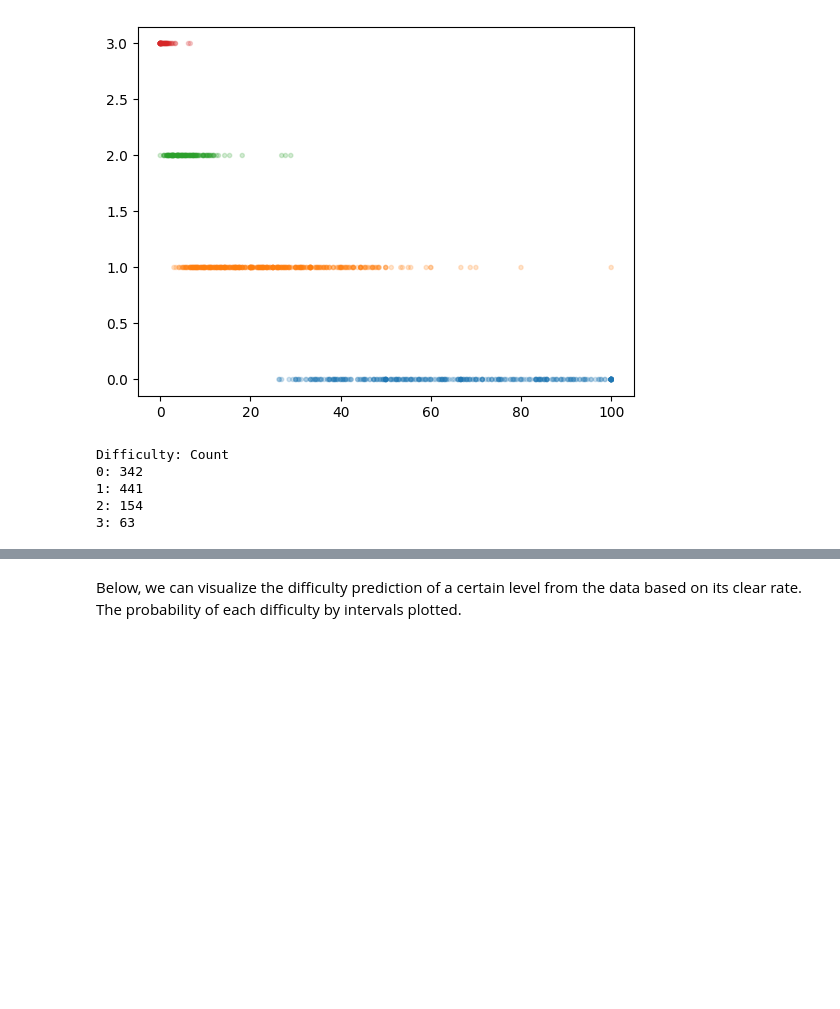
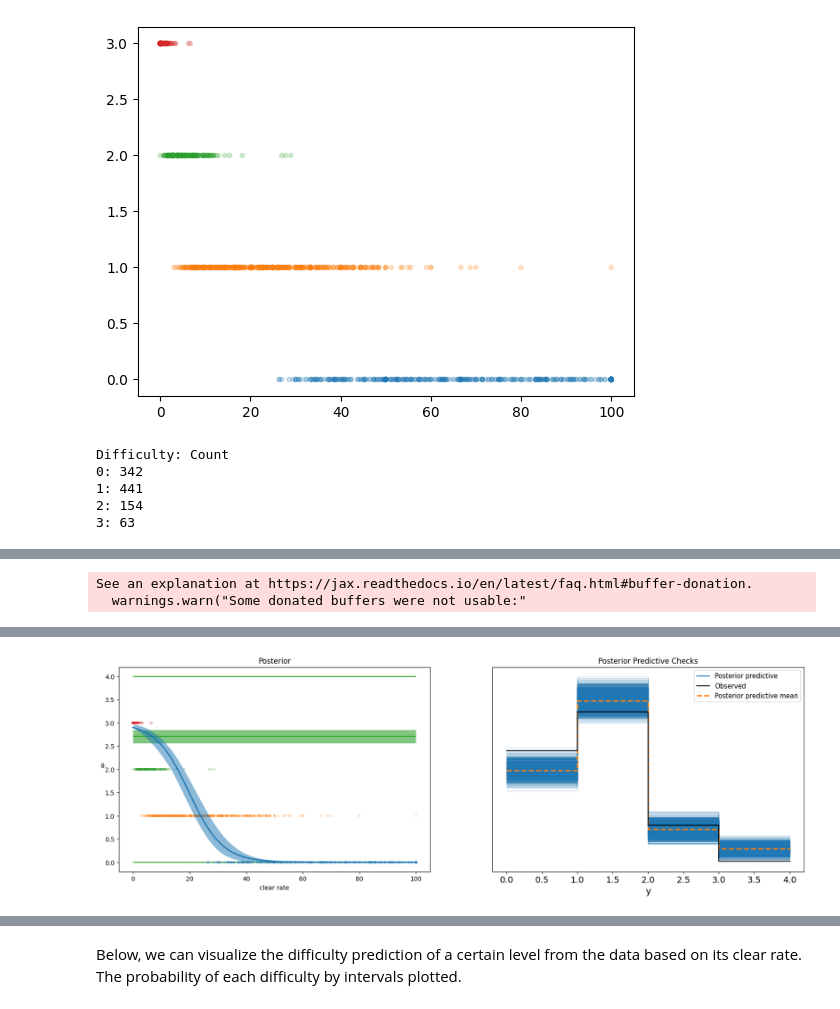
Before and after one commit to jacksone1/DataSci, a Jupyter notebook: DataSciUnit5Project.ipynb, the cells around one changed output, grey strips where cells are left out. Saved outputs shown, nothing was run; the diff lists cells and outputs as text; code cells hidden in the pictures; blank space fills up the shorter version.

```diff
--- a/DataSciUnit5Project.ipynb
+++ b/DataSciUnit5Project.ipynb
@@ -187,0 +280,19 @@ az.summary(idata_difficulty_log, var_names=["cutpoints", "α", "β"])
+# %%
+with pm.Model() as difficulty_model_sig:
+    #Priors
+    cutpoints = constrainedUniform(4, 0, 4)
+    α = pm.Normal("α", mu=0, sigma=4)
+    β = pm.Normal("β", mu=0, sigma=1, size=1)
+    #The linear part of the model
+    μ = α + β[0] * clear_rate_arr
+    θ = pm.Deterministic("θ", 3 * pm.math.sigmoid(μ))
+
+    #likelihood
+    y_ = pm.OrderedLogistic("y", cutpoints=cutpoints, eta=θ, observed=difficulty_codes)
+
+    idata_difficulty_sig = pm.sample(nuts_sampler="numpyro", idata_kwargs={"log_likelihood": True})
+    idata_difficulty_sig.extend(pm.sample_posterior_predictive(idata_difficulty_sig))
+PlotTwo(idata_difficulty_sig)
+# %% [output]
+See an explanation at https://jax.readthedocs.io/en/latest/faq.html#buffer-donation.
+  warnings.warn("Some donated buffers were not usable:"
@@ -187,0 +301 @@ az.summary(idata_difficulty_log, var_names=["cutpoints", "α", "β"])
+[figure, added]
```
Also changed, not shown: parts of 66 cells of this notebook.
